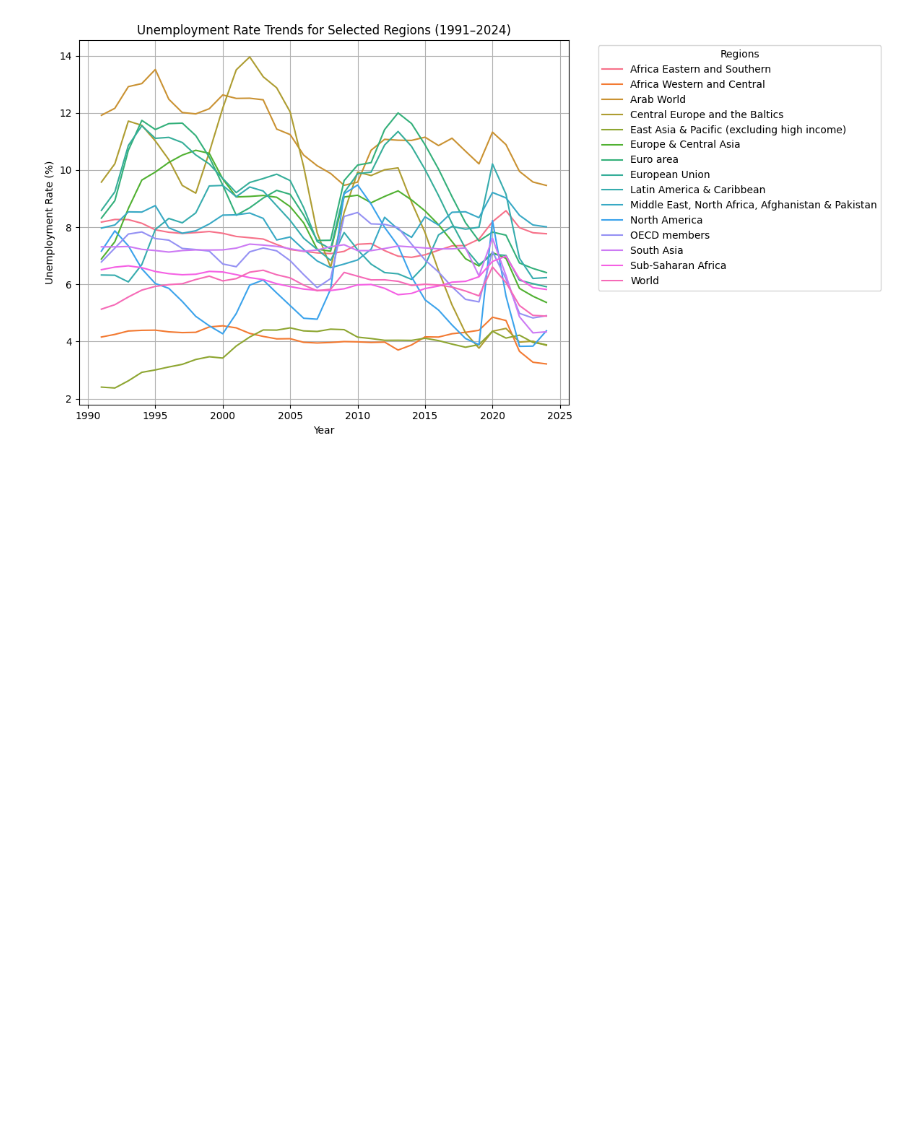
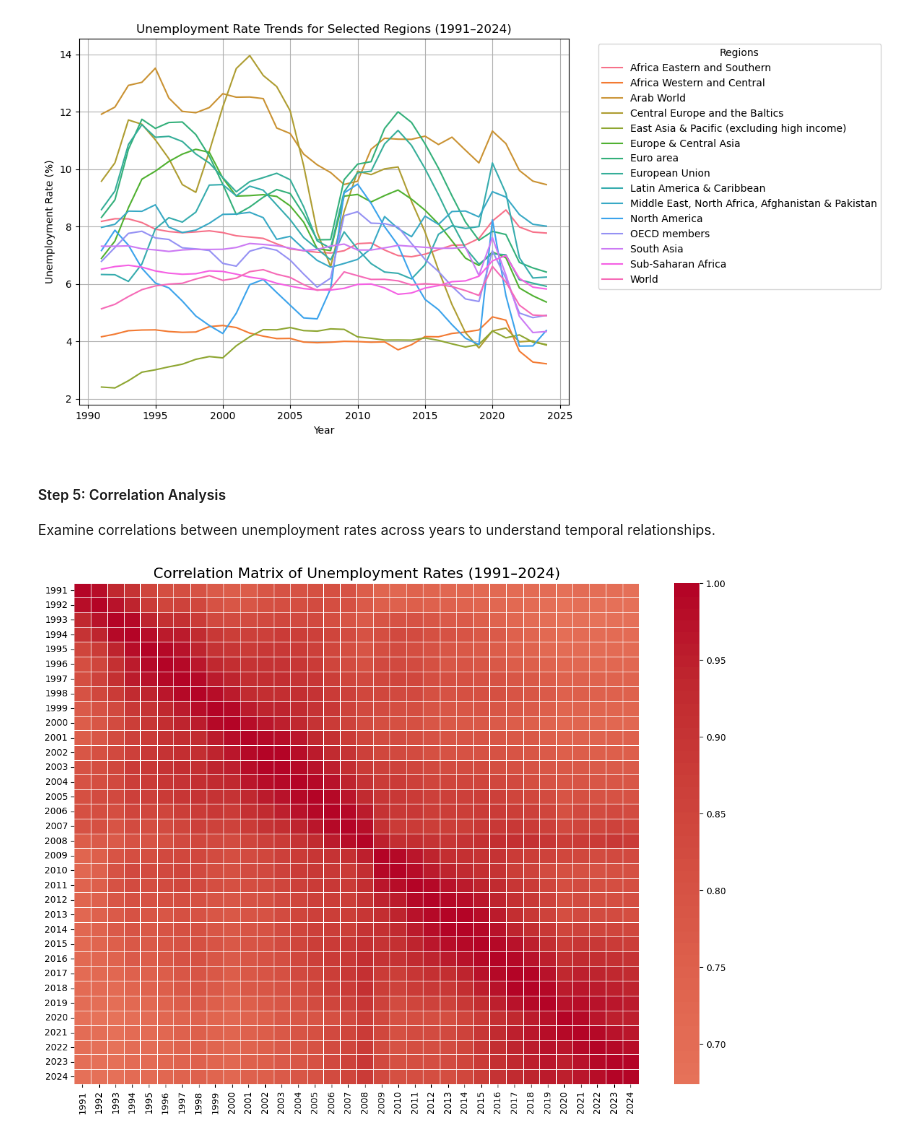
Before and after one commit to Josh-chief/Unemployment_Rate, a Jupyter notebook: Unemployment_Rates.ipynb, the cells around one changed output. Saved outputs shown, nothing was run; the diff lists cells and outputs as text; code cells hidden in the pictures; blank space fills up the shorter version.

Commit message:
Correlation Analysis on progress

```diff
--- a/Unemployment_Rates.ipynb
+++ b/Unemployment_Rates.ipynb
@@ -459,3 +460,18 @@ plt.tight_layout()
 plt.show()
 # %% [output]
 [figure]
+# %% [markdown]
+#### Step 5: Correlation Analysis
+Examine correlations between unemployment rates across years to understand temporal relationships.
+# %%
+# The heatmap shows how unemployment rates in different years correlate, indicating whether high unemployment persists over time.
+# Compute correlation matrix for unemployment rates across years
+corr_matrix = df_cleaned[year_cols].corr()
+
+# Plot heatmap
+plt.figure(figsize=(14, 10))
+sns.heatmap(corr_matrix, cmap='coolwarm', center=0, annot=False, linewidths=0.5)
+plt.title('Correlation Matrix of Unemployment Rates (1991–2024)', fontsize=16)
+plt.show()
+# %% [output]
+[figure, added]
```
Also changed, not shown: parts of 4 cells of this notebook.
